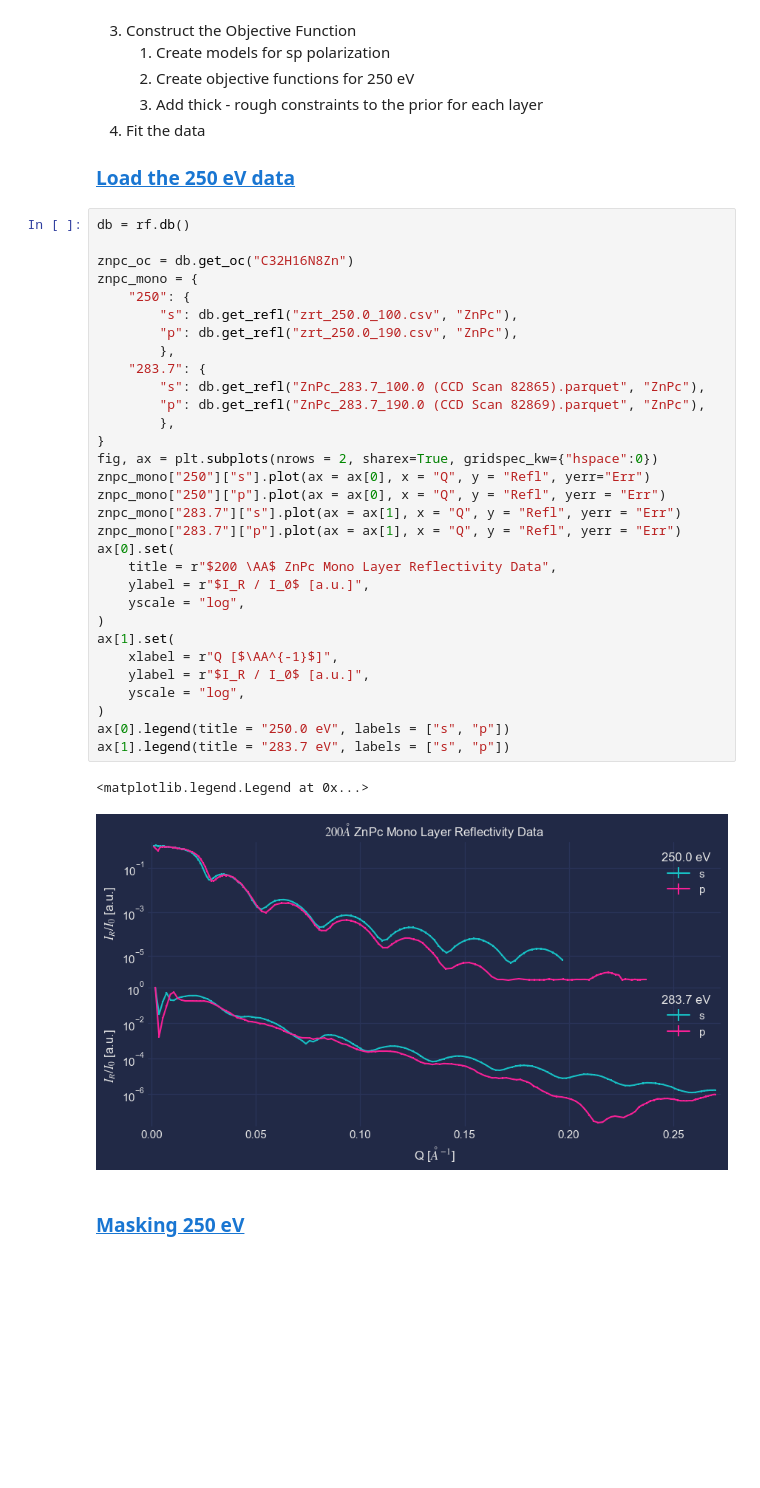
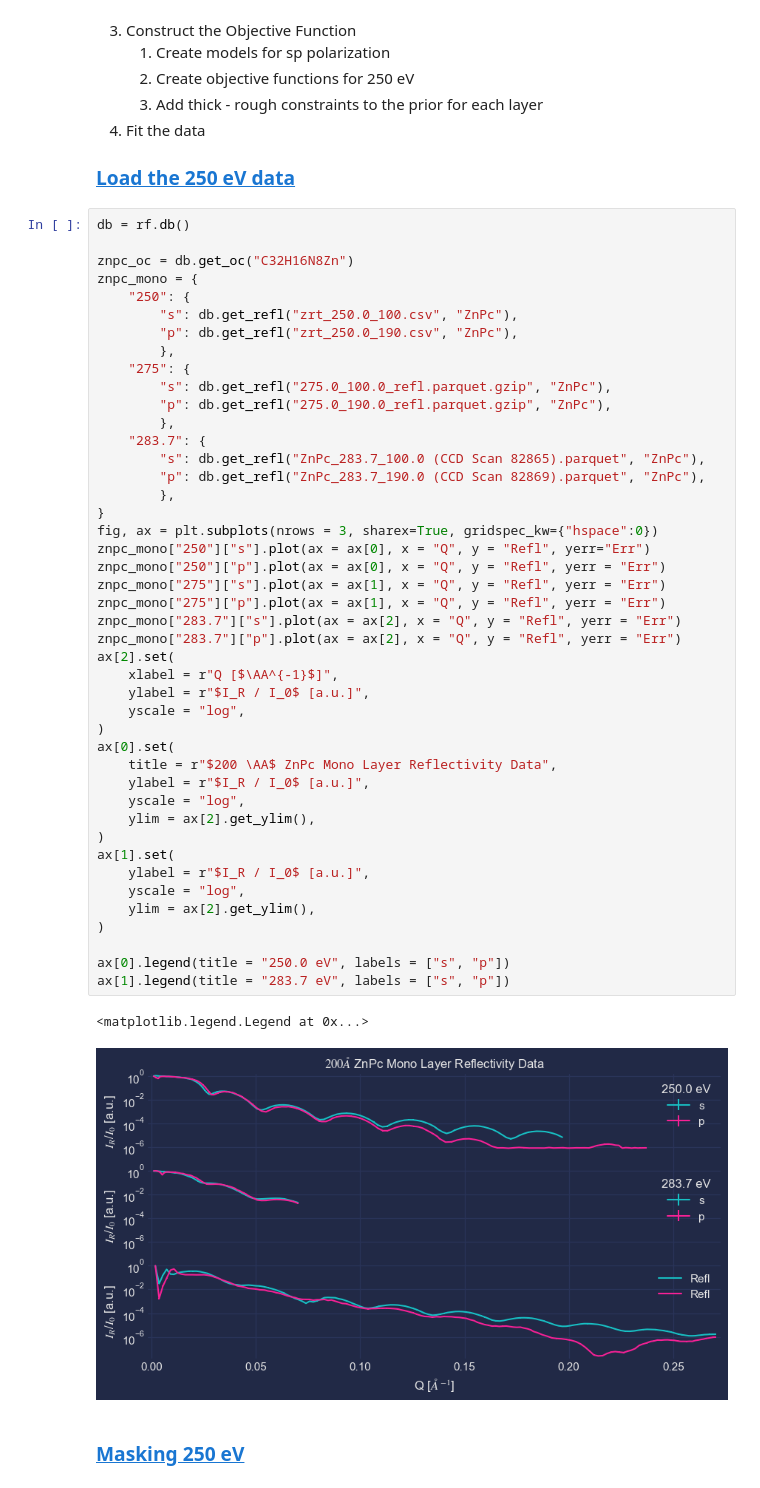
Before and after one commit to WSU-Carbon-Lab/pyref, a Jupyter notebook: docs/FittingMonoLayer.ipynb, the cells around one changed output. Drawn from its saved outputs; the diff is of its cells as text; blank space fills up the shorter version.

Commit message:
275 eV Fit - FittingMonoLayer.ipynb

```diff
--- a/docs/FittingMonoLayer.ipynb
+++ b/docs/FittingMonoLayer.ipynb
@@ -52,37 +52,50 @@ The steps to fit the ZnPc XRR data are as follows:
 # %%
 db = rf.db()
 
 znpc_oc = db.get_oc("C32H16N8Zn")
 znpc_mono = {
     "250": {
         "s": db.get_refl("zrt_250.0_100.csv", "ZnPc"),
         "p": db.get_refl("zrt_250.0_190.csv", "ZnPc"),
         },
+    "275": {
+        "s": db.get_refl("275.0_100.0_refl.parquet.gzip", "ZnPc"),
+        "p": db.get_refl("275.0_190.0_refl.parquet.gzip", "ZnPc"),
+        },
     "283.7": {
         "s": db.get_refl("ZnPc_283.7_100.0 (CCD Scan 82865).parquet", "ZnPc"),
         "p": db.get_refl("ZnPc_283.7_190.0 (CCD Scan 82869).parquet", "ZnPc"),
         },
 }
-fig, ax = plt.subplots(nrows = 2, sharex=True, gridspec_kw={"hspace":0})
+fig, ax = plt.subplots(nrows = 3, sharex=True, gridspec_kw={"hspace":0})
 znpc_mono["250"]["s"].plot(ax = ax[0], x = "Q", y = "Refl", yerr="Err")
 znpc_mono["250"]["p"].plot(ax = ax[0], x = "Q", y = "Refl", yerr = "Err")
-znpc_mono["283.7"]["s"].plot(ax = ax[1], x = "Q", y = "Refl", yerr = "Err")
-znpc_mono["283.7"]["p"].plot(ax = ax[1], x = "Q", y = "Refl", yerr = "Err")
+znpc_mono["275"]["s"].plot(ax = ax[1], x = "Q", y = "Refl", yerr = "Err")
+znpc_mono["275"]["p"].plot(ax = ax[1], x = "Q", y = "Refl", yerr = "Err")
+znpc_mono["283.7"]["s"].plot(ax = ax[2], x = "Q", y = "Refl", yerr = "Err")
+znpc_mono["283.7"]["p"].plot(ax = ax[2], x = "Q", y = "Refl", yerr = "Err")
+ax[2].set(
+    xlabel = r"Q [$\AA^{-1}$]",
+    ylabel = r"$I_R / I_0$ [a.u.]",
+    yscale = "log",
+)
 ax[0].set(
     title = r"$200 \AA$ ZnPc Mono Layer Reflectivity Data",
     ylabel = r"$I_R / I_0$ [a.u.]",
     yscale = "log",
+    ylim = ax[2].get_ylim(),
 )
 ax[1].set(
-    xlabel = r"Q [$\AA^{-1}$]",
     ylabel = r"$I_R / I_0$ [a.u.]",
     yscale = "log",
+    ylim = ax[2].get_ylim(),
 )
+
 ax[0].legend(title = "250.0 eV", labels = ["s", "p"])
 ax[1].legend(title = "283.7 eV", labels = ["s", "p"])
 # %% [output]
 <matplotlib.legend.Legend at 0x...>
-[figure, old version]
+[figure, new version]
 # %% [markdown]
 ### <a id='toc1_1_2_'></a>[Masking 250 eV](#toc0_)
 # %%
```
Also changed, not shown: parts of 20 cells of this notebook, 5 other files.
